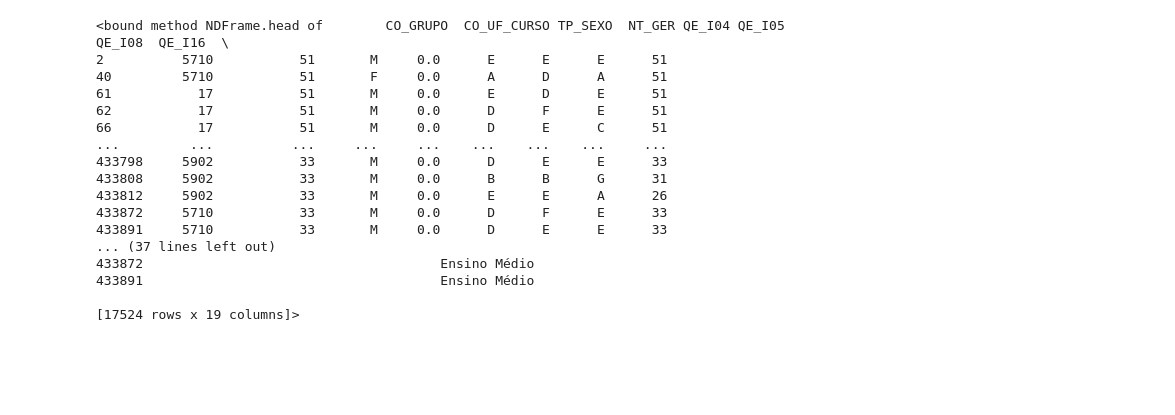
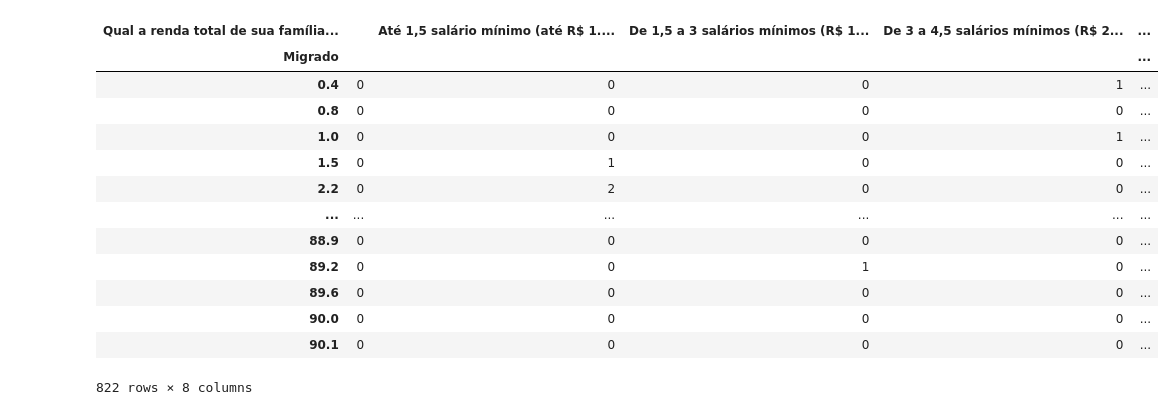
Before and after one commit to svponte/md, a Jupyter notebook: kg.ipynb, the cells around one changed output. Saved outputs shown, nothing was run; the diff lists cells and outputs as text; code cells hidden in the pictures; blank space fills up the shorter version.

```diff
--- a/kg.ipynb
+++ b/kg.ipynb
@@ -154,36 +170,36 @@ SxR.filter(items=['TP_SEXO', 'QE_I08', 'NT_GER'])\
 SxR.div(SxR.iloc[1])
 # %%
 # Migrado X Renda X Nota
-MxR = pfEnade.groupby(['Migrado', 'QE_I08'])['NT_GER'].agg(['count']).unstack()
+xq = pfEnade.where(pfEnade.Migrado == 1)
+xq = xq.where(xq.NT_GER != ' ')
+xq = xq.where(xq.NT_GER > 0)
+xq = xq.where(xq.QE_I08 != ' ')
+
+MxR = xq.groupby(['NT_GER', 'QE_I08'])['Migrado'].agg(['count']).unstack()
 
 MxR.index = pd.Series(MxR.index).replace(doMigradoDIC())
 MxR.index.name = 'Migrado'
 
 MxR.columns = MxR.columns.droplevel(0)
 MxR.columns = pd.Series(MxR.columns).replace(doRendaDIC())
 MxR.columns.name = 'Qual a renda total de sua família, incluindo seus rendimentos?'
 
 MxR
+# %% [output]
+| Qual a renda total de sua família... |  | Até 1,5 salário mínimo (até R$ 1.... | De 1,5 a 3 salários mínimos (R$ 1... | De 3 a 4,5 salários mínimos (R$ 2... | ... |
+| Migrado |  |  |  |  | ... |
+| 0.4 | 0 | 0 | 0 | 1 | ... |
+| 0.8 | 0 | 0 | 0 | 0 | ... |
+| 1.0 | 0 | 0 | 0 | 1 | ... |
+| 1.5 | 0 | 1 | 0 | 0 | ... |
+| 2.2 | 0 | 2 | 0 | 0 | ... |
+| ... | ... | ... | ... | ... | ... |
+| 88.9 | 0 | 0 | 0 | 0 | ... |
+| 89.2 | 0 | 0 | 1 | 0 | ... |
+| 89.6 | 0 | 0 | 0 | 0 | ... |
+| 90.0 | 0 | 0 | 0 | 0 | ... |
+| 90.1 | 0 | 0 | 0 | 0 | ... |
+822 rows × 8 columns
-# %%
-pfEnade.query('NT_GER == 0').head
-# %% [output]
-<bound method NDFrame.head of        CO_GRUPO  CO_UF_CURSO TP_SEXO  NT_GER QE_I04 QE_I05 QE_I08  QE_I16  \
-2          5710           51       M     0.0      E      E      E      51
-40         5710           51       F     0.0      A      D      A      51
-61           17           51       M     0.0      E      D      E      51
-62           17           51       M     0.0      D      F      E      51
-66           17           51       M     0.0      D      E      C      51
-...         ...          ...     ...     ...    ...    ...    ...     ...
-433798     5902           33       M     0.0      D      E      E      33
-433808     5902           33       M     0.0      B      B      G      31
-433812     5902           33       M     0.0      E      E      A      26
-433872     5710           33       M     0.0      D      F      E      33
-433891     5710           33       M     0.0      D      E      E      33
-... (37 lines left out)
-433872                                      Ensino Médio
-433891                                      Ensino Médio
-
-[17524 rows x 19 columns]>
 # %%
 #tmp = pfEnade.groupby(['QE_I08', 'QE_I23'])['NT_GER'].agg(['mean']).unstack() #.where(pfEnade.QE_I08 != ' ')
 # MxR = pfEnade.groupby(['NT_GER', 'QE_I08'])['Migrado'].agg(['count']).unstack().where('NT_GER > 0')
```
Also changed, not shown: parts of 8 cells of this notebook, 1 other file.
